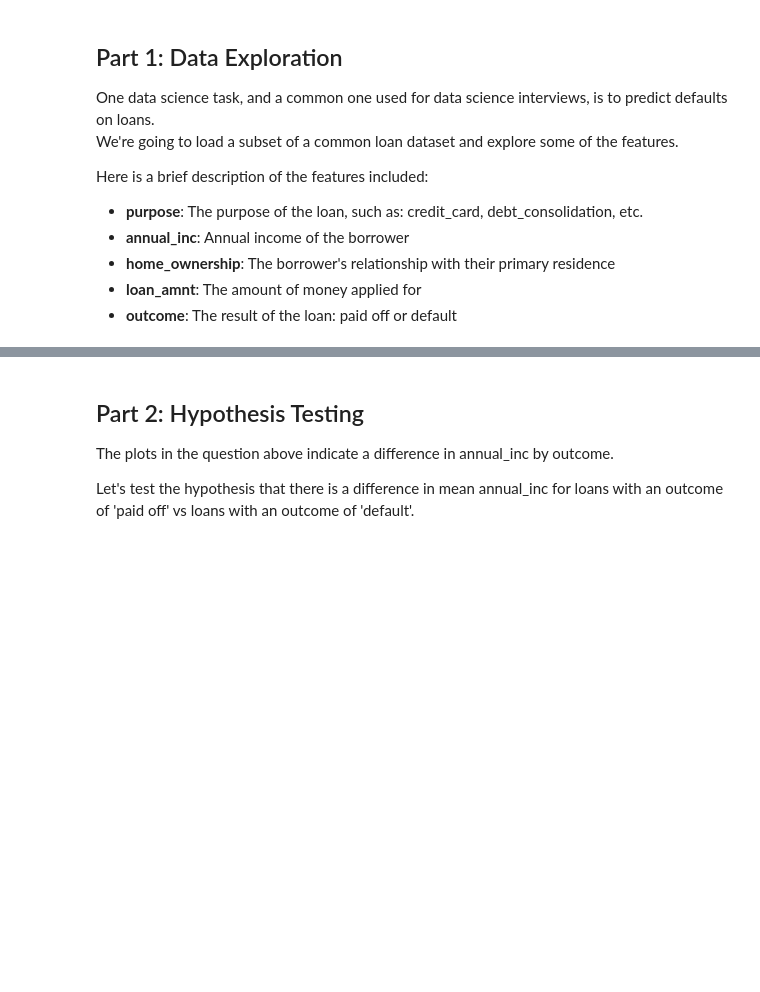
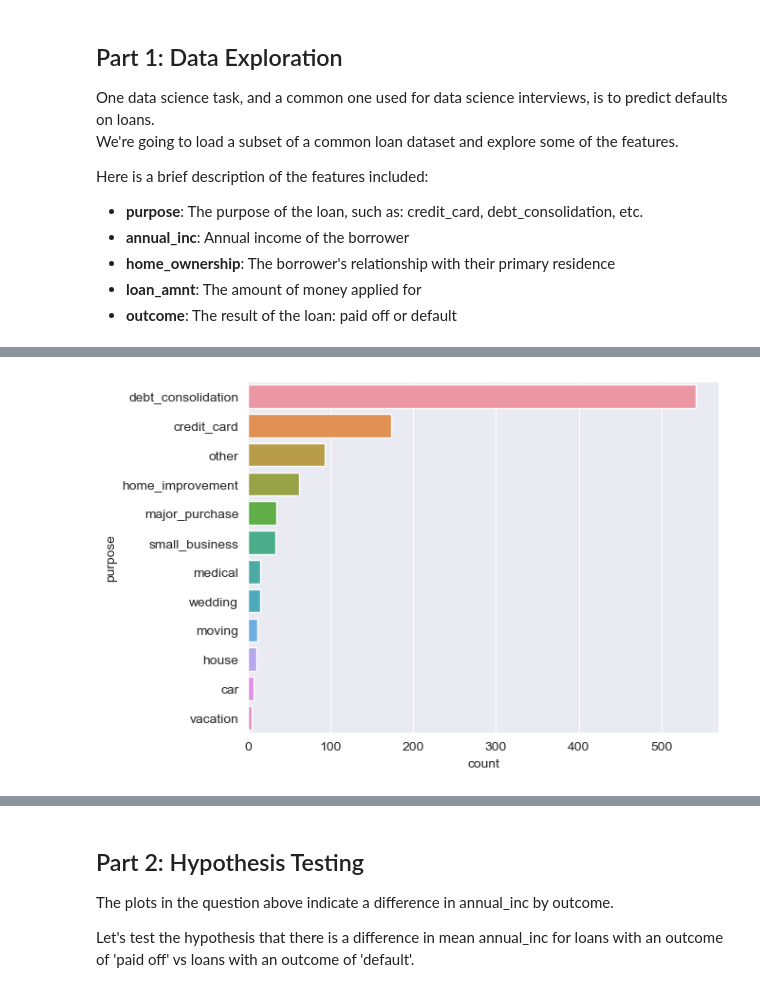
Before and after one commit to iiiirene-529/eods-f22-hw1, a Jupyter notebook: notebooks/Homework_1-UNI.ipynb, the cells around one changed output, grey strips where cells are left out. Drawn from its saved outputs; the diff is of its cells as text; code cells hidden in the pictures; blank space fills up the shorter version.

```diff
--- a/notebooks/Homework_1-UNI.ipynb
+++ b/notebooks/Homework_1-UNI.ipynb
@@ -46,7 +46,7 @@ Here is a brief description of the features included:
 #    using the column 'id' as the index with index_col='id'
 #    note: use the default separator ','
 
-df = ____
+df = pd. read_csv('../data/loan_data_subset.csv',sep = ',', header = 0,index_col='id')
 # %%
 # 2. (1pt) Using .shape, how many rows and columns does the dataset have?
 
@@ -89,6 +123,6 @@ print(f'{mean_annual_inc = :0.2f}')
 # 9. (1pt) Calculate frequencies of the different values seen in column 'purpose' using .value_counts()
 #    Store in purpose_counts.
 
-purpose_counts = ____
+purpose_counts = df.purpose.value_counts()
 
 print(purpose_counts)
@@ -95,11 +143,13 @@ print(purpose_counts)
 # %%
 # 10. (3pt) Plot the frequency of each of the categories seen in the 'purpose' column using sns.countplot()
 #   Order the bars using the purpose_counts.index, generated in the cell above,
 #      which is sorted by frequency by default. (use the order= argument in sns.countplot())
 #   Because there are many values, and some of the labels are long,
 #      place 'purpose' on the y-axis instead of the x-axis (use y= instead of x=).
 
-____
+ax=sns.countplot(y=df.purpose,order=purpose_counts.index)
+# %% [output]
+[figure, added]
 # %%
 # 11. (2pt) What is the mean loan_amnt for each category in purpose?
 #     Use groupby()
```
Also changed, not shown: parts of 21 cells of this notebook.
